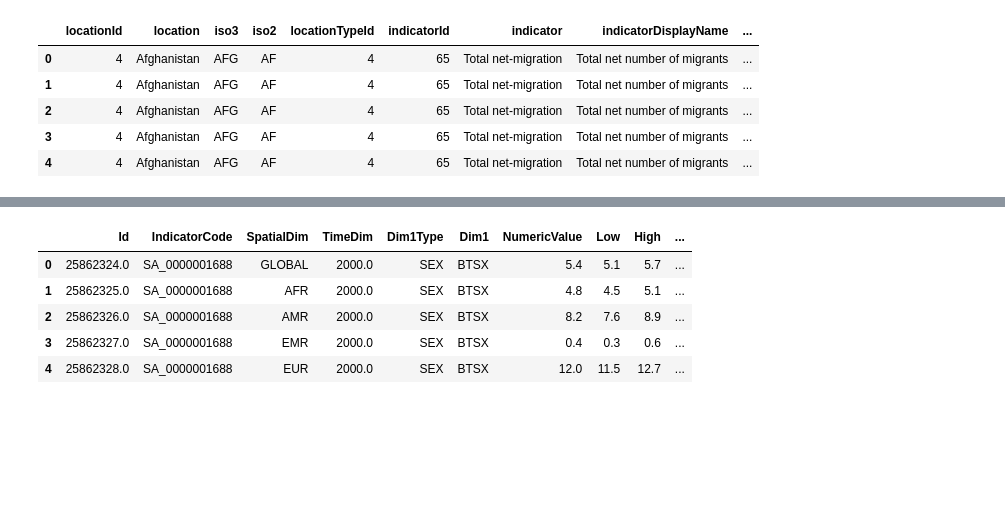
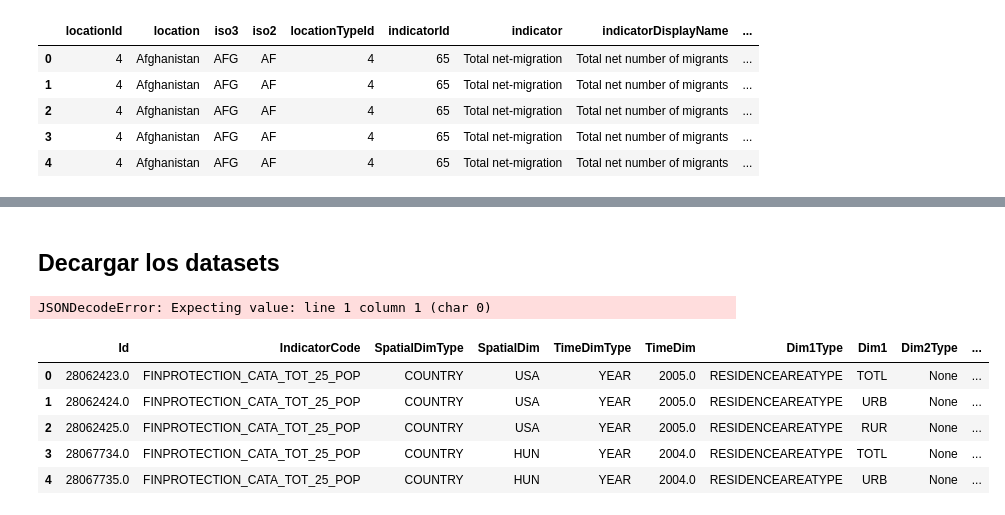
Before and after one commit to jorgeav527/life-expectancy, a Jupyter notebook: draft/API_UNPD_2.ipynb, the cells around one changed output, grey strips where cells are left out. Cells and saved outputs as stored; diff of their text form; code cells hidden in the pictures; blank space fills up the shorter version.

Commit message:
EDA-Mariel, se agrega 3 dataset

```diff
--- a/draft/API_UNPD_2.ipynb
+++ b/draft/API_UNPD_2.ipynb
@@ -561,6 +326,0 @@ country_list
-# %%
-url = "http://api.worldbank.org/v2"
-indicador = "SH.STA.MMRT"
-tiempo = "2000:2017"
-df = extraer(api_url=url, lista=country_list, indicador=indicador, tiempo=tiempo)
-df.info()
@@ -601,11 +348,11 @@ df_indicadores.sort_values("IndicatorName")
 # %%
-def callAPI_OMS(IndicatorCode: str, topic_list: bool = False):
+def callAPI_OMS(IndicatorCode: str):
     OMS = "https://ghoapi.azureedge.net/api/"
     target = OMS + IndicatorCode + "?pageNumber=1"
     response = requests.get(target)
     j = response.json()
     df = pd.json_normalize(j["value"])
-    pages = 10
+    pages = 100
     # Converts call into JSON and concat to the previous data frame.
     for page in range(2, pages + 1):
         # Reset the target to the next page
@@ -619,5 +366,4 @@ def callAPI_OMS(IndicatorCode: str, topic_list: bool = False):
 
         # Each iteration concat the data frames.
         df = pd.concat([df, df_temp], ignore_index=True)
-
     return df
@@ -760,23 +369,0 @@ consumo_alcohol[consumo_alcohol["SpatialDim"] == "PER"]
-# %%
-consumo_alcohol_ = consumo_alcohol[
-    [
-        "Id",
-        "IndicatorCode",
-        "SpatialDim",
-        "TimeDim",
-        "Dim1Type",
-        "Dim1",
-        "NumericValue",
-        "Low",
-        "High",
-        "Comments",
-    ]
-]
-consumo_alcohol_.head(5)
-# %% [output]
-|  | Id | IndicatorCode | SpatialDim | TimeDim | Dim1Type | Dim1 | NumericValue | Low | High | ... |
-| 0 | 25862324.0 | SA_0000001688 | GLOBAL | 2000.0 | SEX | BTSX | 5.4 | 5.1 | 5.7 | ... |
-| 1 | 25862325.0 | SA_0000001688 | AFR | 2000.0 | SEX | BTSX | 4.8 | 4.5 | 5.1 | ... |
-| 2 | 25862326.0 | SA_0000001688 | AMR | 2000.0 | SEX | BTSX | 8.2 | 7.6 | 8.9 | ... |
-| 3 | 25862327.0 | SA_0000001688 | EMR | 2000.0 | SEX | BTSX | 0.4 | 0.3 | 0.6 | ... |
-| 4 | 25862328.0 | SA_0000001688 | EUR | 2000.0 | SEX | BTSX | 12.0 | 11.5 | 12.7 | ... |
@@ -784,0 +370,46 @@ consumo_alcohol_.to_parquet(f"../datasets/df_OMS_SA_0000001688.parquet")
+# %% [markdown]
+## Decargar los datasets
+# %%
+indicadores_OMS = [
+    "NUTRITION_ANAEMIA_REPRODUCTIVEAGE_PREV",
+    "NCD_BMI_30A",
+    "NUTRITION_ANAEMIA_CHILDREN_PREV",
+    "NCD_BMI_30A",
+    "M_Est_cig_curr",
+    "SA_0000001688",
+]
+for code in indicadores_OMS:
+    dataset_OMS = callAPI_OMS(code)
+    dataset_OMS = dataset_OMS[
+        [
+            "Id",
+            "IndicatorCode",
+            "SpatialDim",
+            "TimeDimensionValue",
+            "Dim1Type",
+            "Dim1",
+            "NumericValue",
+            "Low",
+            "High",
+            "Comments",
+        ]
+    ]
+    dataset_OMS.to_parquet(f"../datasets/df_OMS_{code}.parquet")
+# %% [output]
+JSONDecodeError: Expecting value: line 1 column 1 (char 0)
+# %%
+#Pocos datos para poder analizarlos
+df_obesidad_ninios = callAPI_OMS('NUTRITION_ANT_WHZ_NE2')
+df_desnutricion_niños_2 = callAPI_OMS("sevwast5")
+df_crecimiento_niños = callAPI_OMS('NUTRITION_ANT_HAZ_NE2')
+df_desnutricion_niños = callAPI_OMS('NUTRITION_WH_3')
+df_gastos_salud = callAPI_OMS("FINPROTECTION_CATA_TOT_25_POP")
+# %%
+df_gastos_salud.head()
+# %% [output]
+|  | Id | IndicatorCode | SpatialDimType | SpatialDim | TimeDimType | TimeDim | Dim1Type | Dim1 | Dim2Type | ... |
+| 0 | 28062423.0 | FINPROTECTION_CATA_TOT_25_POP | COUNTRY | USA | YEAR | 2005.0 | RESIDENCEAREATYPE | TOTL | None | ... |
+| 1 | 28062424.0 | FINPROTECTION_CATA_TOT_25_POP | COUNTRY | USA | YEAR | 2005.0 | RESIDENCEAREATYPE | URB | None | ... |
+| 2 | 28062425.0 | FINPROTECTION_CATA_TOT_25_POP | COUNTRY | USA | YEAR | 2005.0 | RESIDENCEAREATYPE | RUR | None | ... |
+| 3 | 28067734.0 | FINPROTECTION_CATA_TOT_25_POP | COUNTRY | HUN | YEAR | 2004.0 | RESIDENCEAREATYPE | TOTL | None | ... |
+| 4 | 28067735.0 | FINPROTECTION_CATA_TOT_25_POP | COUNTRY | HUN | YEAR | 2004.0 | RESIDENCEAREATYPE | URB | None | ... |
```
Also changed, not shown: parts of 82 cells of this notebook, 4 other files.
